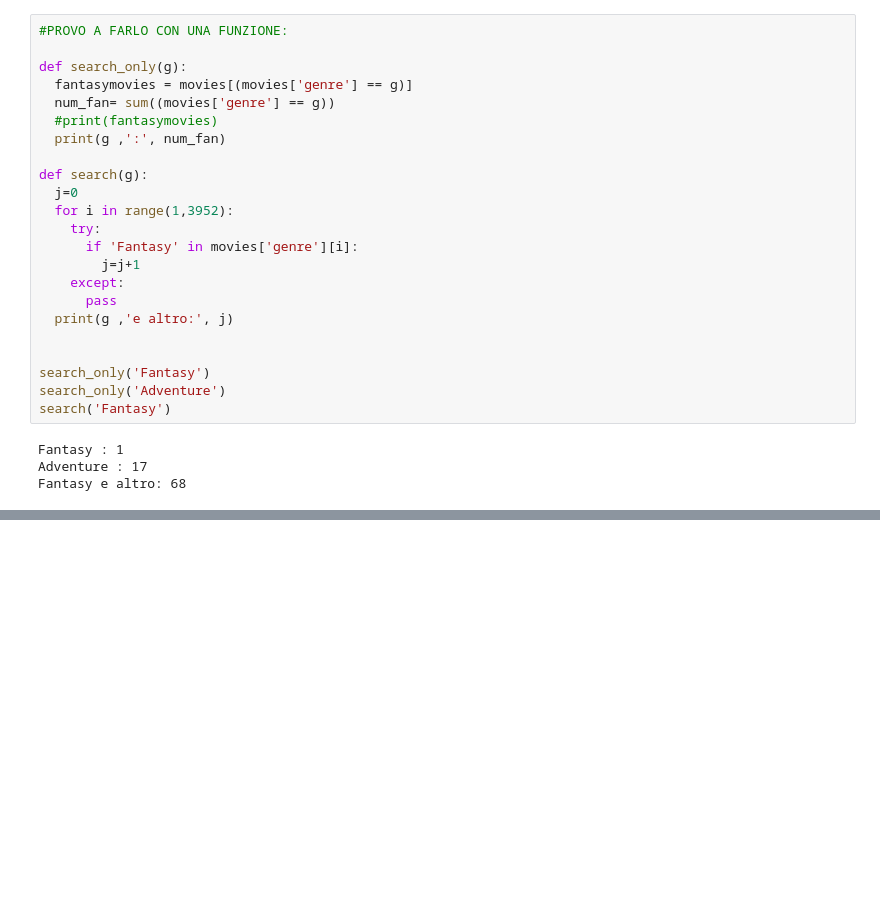
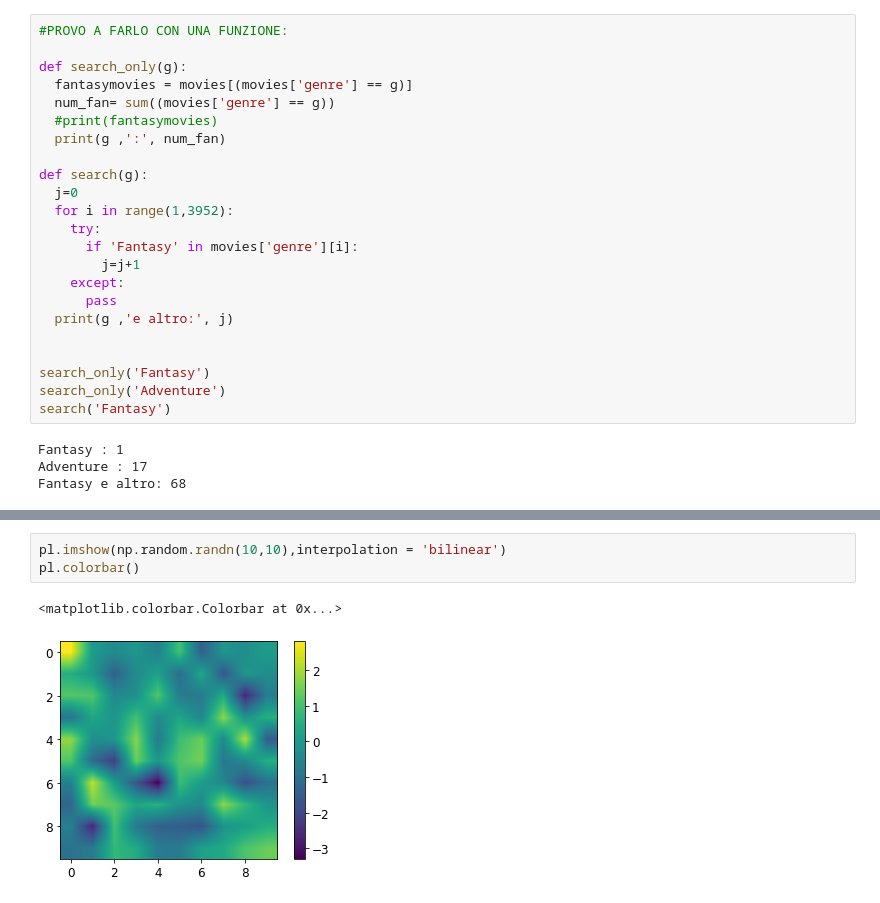
Before and after one commit to martinasimeone/MLPNS_MSimeone, a Jupyter notebook: MLPNS23_bootcamp.ipynb, the cells around one changed output, grey strips where cells are left out. Saved outputs shown, nothing was run; the diff lists cells and outputs as text; blank space fills up the shorter version.

```diff
--- a/MLPNS23_bootcamp.ipynb
+++ b/MLPNS23_bootcamp.ipynb
@@ -562,0 +867,6 @@ Fantasy e altro: 68
+# %%
+pl.imshow(np.random.randn(10,10),interpolation = 'bilinear')
+pl.colorbar()
+# %% [output]
+<matplotlib.colorbar.Colorbar at 0x...>
+[figure, added]
```
Also changed, not shown: parts of 54 cells of this notebook.
